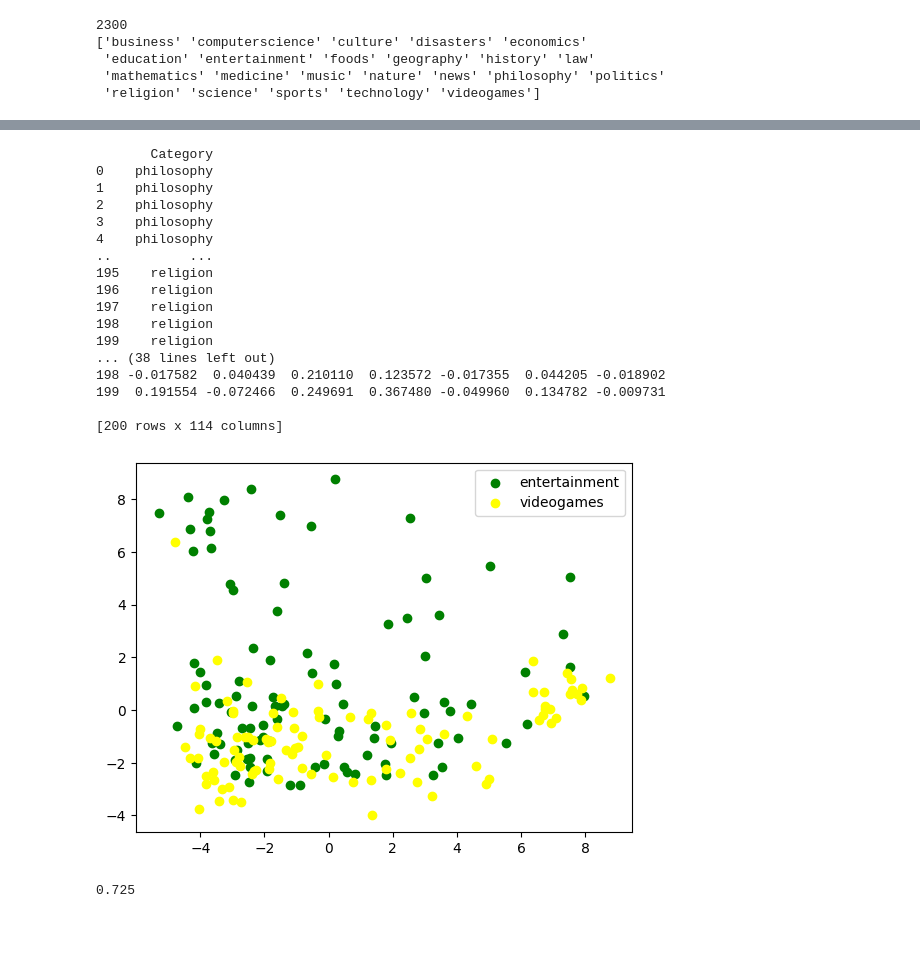
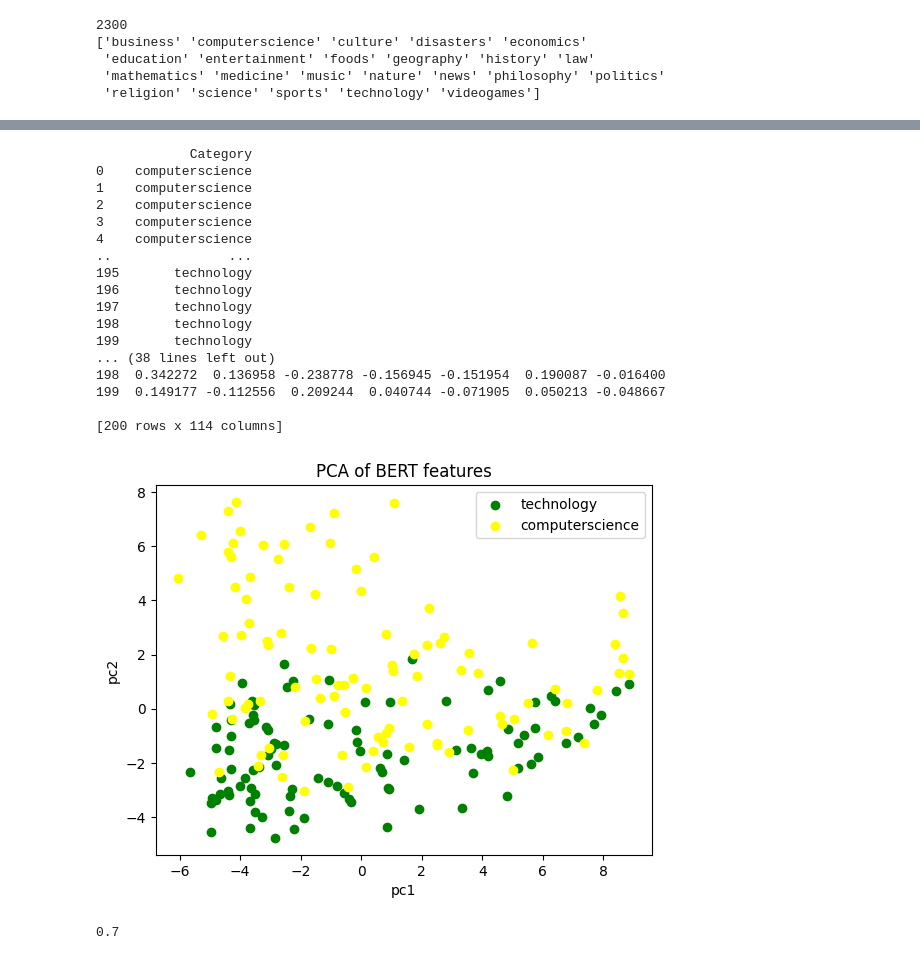
Before and after one commit to jfitz02/3yp-report, a Jupyter notebook: testing_models/BERT/pca_analysis.ipynb, the cells around one changed output, grey strips where cells are left out. Drawn from its saved outputs; the diff is of its cells as text; code cells hidden in the pictures; blank space fills up the shorter version.

```diff
--- a/testing_models/BERT/pca_analysis.ipynb
+++ b/testing_models/BERT/pca_analysis.ipynb
@@ -70,7 +72,10 @@ sampled.head()
 
 # filter for categories geography and nature
 
-df_pca = sampled[sampled.Category.isin(['religion', 'philosophy'])]
+cat1 = "technology"
+cat2 = "computerscience"
+
+df_pca = sampled[sampled.Category.isin([cat1, cat2])]
 categories = df_pca[['Category']]
 categories = categories.reset_index(drop=True)
 
@@ -85,50 +90,53 @@ principalDf.head()
 print(categories)
 print(principalDf)
 # %% [output]
-       Category
-0    philosophy
-1    philosophy
-2    philosophy
-3    philosophy
-4    philosophy
-..          ...
-195    religion
-196    religion
-197    religion
-198    religion
-199    religion
+            Category
+0    computerscience
+1    computerscience
+2    computerscience
+3    computerscience
+4    computerscience
+..               ...
+195       technology
+196       technology
+197       technology
+198       technology
+199       technology
 ... (38 lines left out)
-198 -0.017582  0.040439  0.210110  0.123572 -0.017355  0.044205 -0.018902
-199  0.191554 -0.072466  0.249691  0.367480 -0.049960  0.134782 -0.009731
+198  0.342272  0.136958 -0.238778 -0.156945 -0.151954  0.190087 -0.016400
+199  0.149177 -0.112556  0.209244  0.040744 -0.071905  0.050213 -0.048667
 
 [200 rows x 114 columns]
 # %%
 #plot top 2 PCs and color by category
 
 import matplotlib.pyplot as plt
 
 finalDf = pd.concat([principalDf, categories], axis = 1)
 
 finalDf.head()
 
 # get list of points for geography and nature
-geography = finalDf[finalDf.Category == 'religion']
-nature = finalDf[finalDf.Category == 'philosophy']
+cat1data = finalDf[finalDf.Category == cat1]
+cat2data = finalDf[finalDf.Category == cat2]
 
 #randomly sample 100 points from each category
-geography = geography.sample(n=100)
-nature = nature.sample(n=100)
+cat1data = cat1data.sample(n=100)
+cat2data = cat2data.sample(n=100)
 
 # plot points
-plt.scatter(geography.pc1, geography.pc2, color='green')
-plt.scatter(nature.pc1, nature.pc2, color='yellow')
+plt.scatter(cat1data.pc1, cat1data.pc2, color='green')
+plt.scatter(cat2data.pc1, cat2data.pc2, color='yellow')
+plt.xlabel('pc1')
+plt.ylabel('pc2')
+plt.title('PCA of BERT features')
 
 #add a legend
-plt.legend(['entertainment', 'videogames'])
+plt.legend([cat1, cat2])
 
 plt.show()
 # %% [output]
-[figure, old version]
+[figure, new version]
 # %%
 #check linear seperability of the 2 categories using a perceptron
 
@@ -144,10 +152,10 @@ test = finalDf.iloc[int(len(finalDf)*0.8):,:]
 perceptron = Perceptron()
 
 #test perceptron on 2 categories
-perceptron.fit(train.iloc[:,0:114], train.Category)
+perceptron.fit(train.iloc[:,0:2], train.Category)
 
 
 #check accuracy
-perceptron.score(test.iloc[:,0:114], test.Category)
+perceptron.score(test.iloc[:,0:2], test.Category)
 # %% [output]
-0.725
+0.7
```
Also changed, not shown: parts of 3 cells of this notebook, 18 other files.
